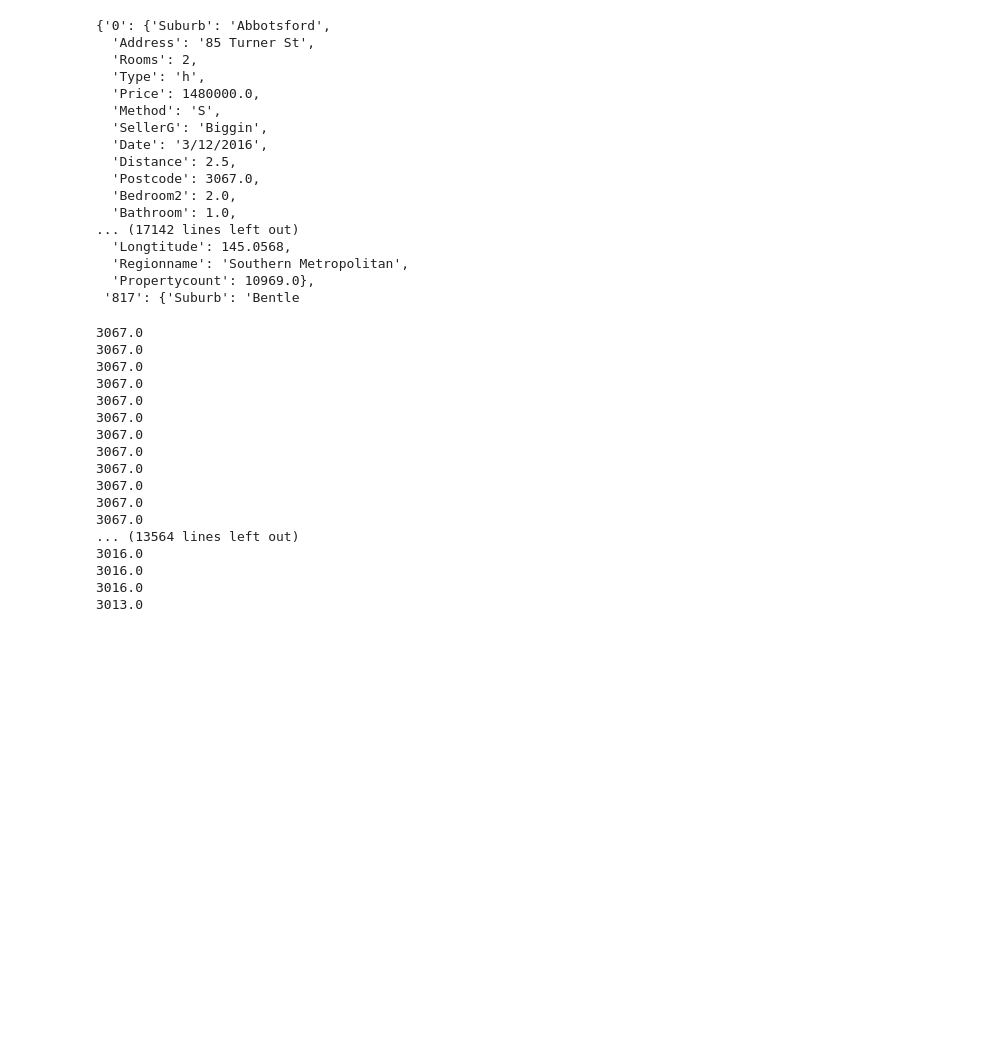
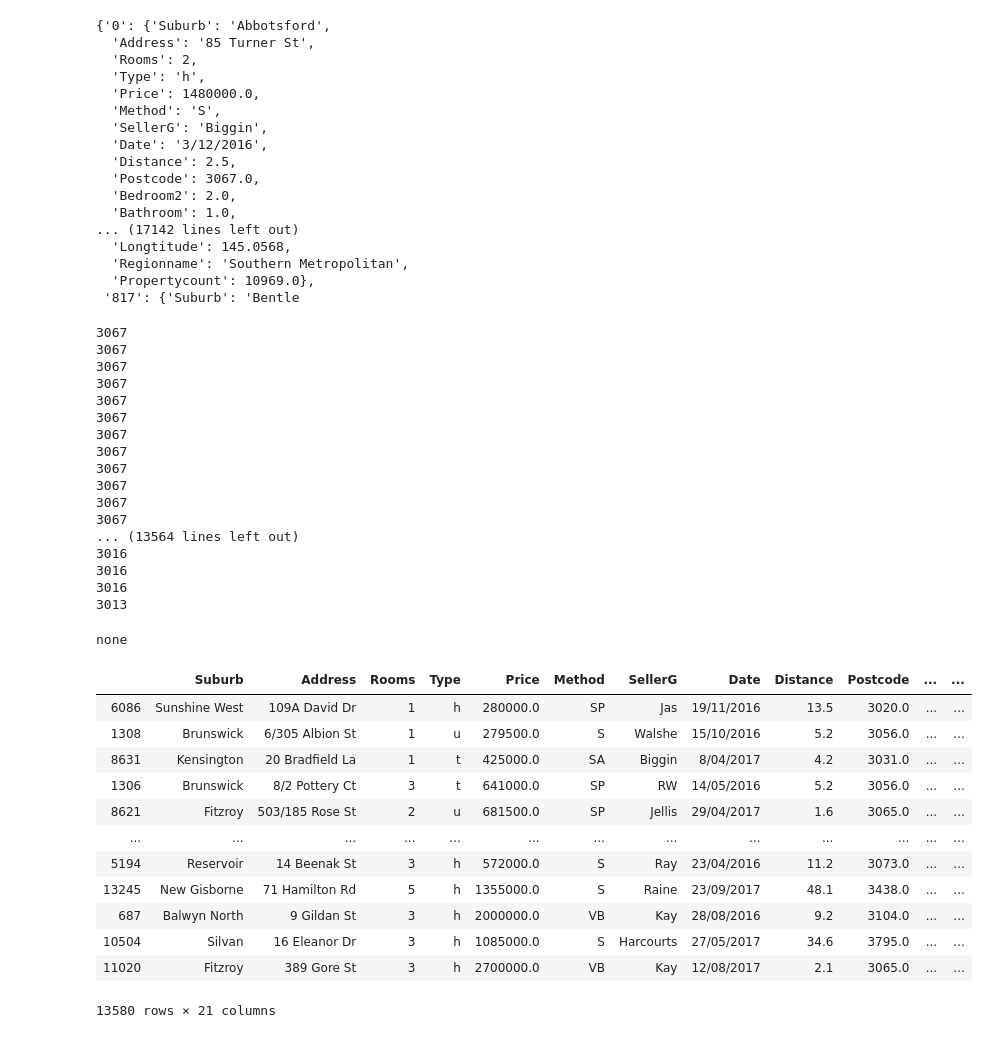
Before and after one commit to wilsonh98/COMP9321-Assignment2, a Jupyter notebook: Untitled1.ipynb, the cells around one changed output. Saved outputs shown, nothing was run; the diff lists cells and outputs as text; code cells hidden in the pictures; blank space fills up the shorter version.

Commit message:
search and sort

```diff
--- a/Untitled1.ipynb
+++ b/Untitled1.ipynb
@@ -44,22 +44,45 @@ ds
  '817': {'Suburb': 'Bentle
 # %%
 for item in ds:
-    print(ds[item]['Postcode'])
+    print(str(int(ds[item]['Postcode'])))
 # %% [output]
-3067.0
-3067.0
-3067.0
-3067.0
-3067.0
-3067.0
-3067.0
-3067.0
-3067.0
-3067.0
-3067.0
-3067.0
+3067
+3067
+3067
+3067
+3067
+3067
+3067
+3067
+3067
+3067
+3067
+3067
 ... (13564 lines left out)
-3016.0
-3016.0
-3016.0
-3013.0
+3016
+3016
+3016
+3013
+# %%
+if str(3067) in str(int(ds[item]['Postcode'])):
+    print('Yay')
+else:
+    print('none')
+# %% [output]
+none
+# %%
+df.sort_values(by=['Landsize'], ascending=True)
+# %% [output]
+|  | Suburb | Address | Rooms | Type | Price | Method | SellerG | Date | Distance | Postcode | ... | ... |
+| 6086 | Sunshine West | 109A David Dr | 1 | h | 280000.0 | SP | Jas | 19/11/2016 | 13.5 | 3020.0 | ... | ... |
+| 1308 | Brunswick | 6/305 Albion St | 1 | u | 279500.0 | S | Walshe | 15/10/2016 | 5.2 | 3056.0 | ... | ... |
+| 8631 | Kensington | 20 Bradfield La | 1 | t | 425000.0 | SA | Biggin | 8/04/2017 | 4.2 | 3031.0 | ... | ... |
+| 1306 | Brunswick | 8/2 Pottery Ct | 3 | t | 641000.0 | SP | RW | 14/05/2016 | 5.2 | 3056.0 | ... | ... |
+| 8621 | Fitzroy | 503/185 Rose St | 2 | u | 681500.0 | SP | Jellis | 29/04/2017 | 1.6 | 3065.0 | ... | ... |
+| ... | ... | ... | ... | ... | ... | ... | ... | ... | ... | ... | ... | ... |
+| 5194 | Reservoir | 14 Beenak St | 3 | h | 572000.0 | S | Ray | 23/04/2016 | 11.2 | 3073.0 | ... | ... |
+| 13245 | New Gisborne | 71 Hamilton Rd | 5 | h | 1355000.0 | S | Raine | 23/09/2017 | 48.1 | 3438.0 | ... | ... |
+| 687 | Balwyn North | 9 Gildan St | 3 | h | 2000000.0 | VB | Kay | 28/08/2016 | 9.2 | 3104.0 | ... | ... |
+| 10504 | Silvan | 16 Eleanor Dr | 3 | h | 1085000.0 | S | Harcourts | 27/05/2017 | 34.6 | 3795.0 | ... | ... |
+| 11020 | Fitzroy | 389 Gore St | 3 | h | 2700000.0 | VB | Kay | 12/08/2017 | 2.1 | 3065.0 | ... | ... |
+13580 rows × 21 columns
```
Also changed, not shown: 1 other file.
